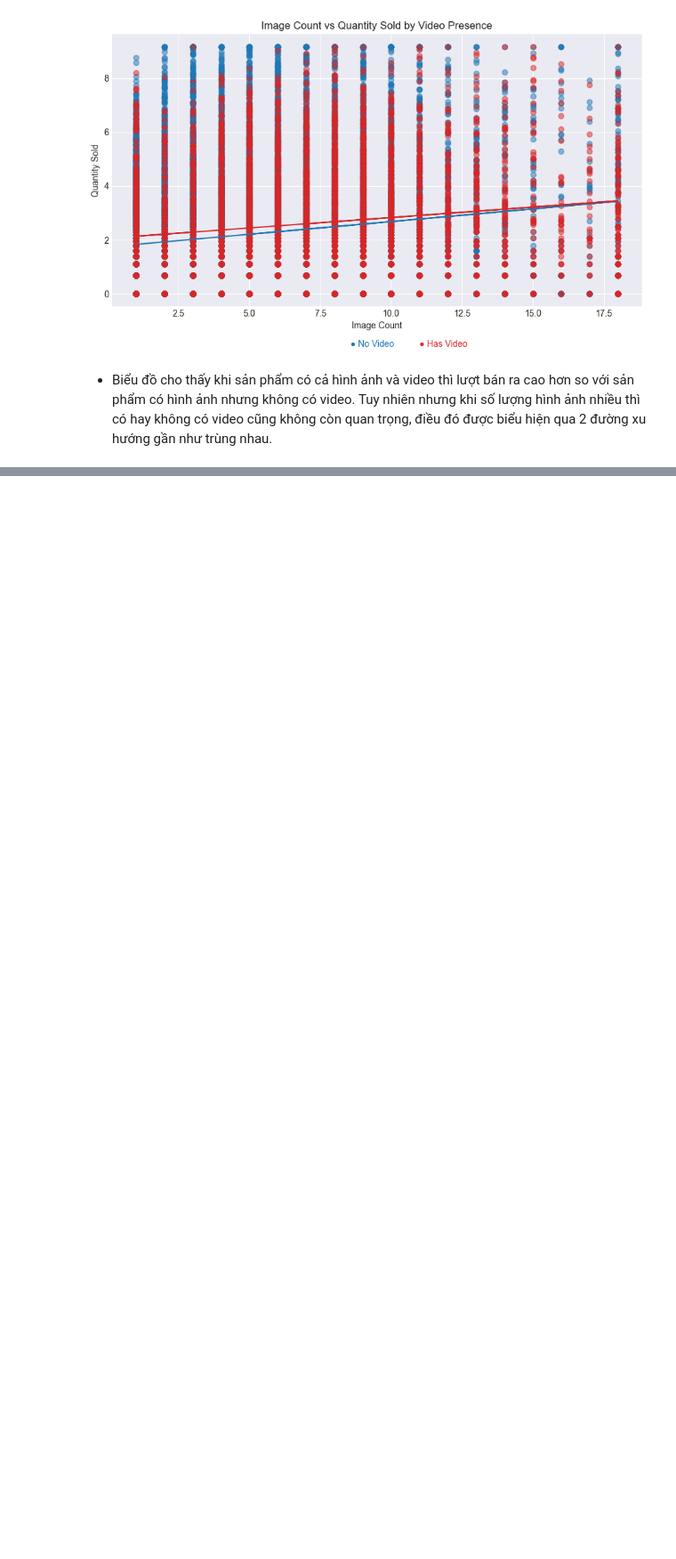
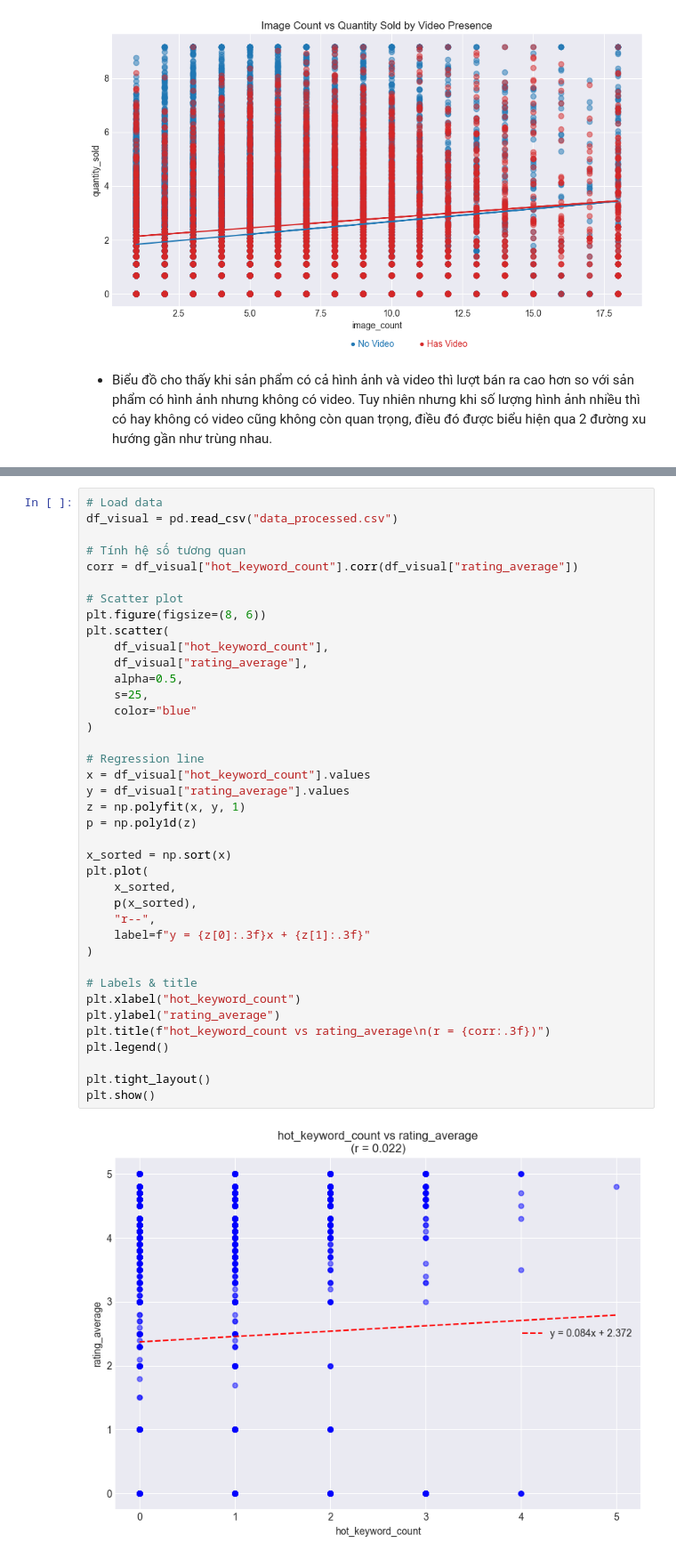
Before and after one commit to manhha2502/IntroductionToDataScience_Group09, a Jupyter notebook: question.ipynb, the cells around one changed output, grey strips where cells are left out. Shown at 89% size. Cells and saved outputs as stored; diff of their text form; blank space fills up the shorter version.

```diff
--- a/question.ipynb
+++ b/question.ipynb
@@ -358,0 +596,41 @@ plt.show()
+# %%
+# Load data
+df_visual = pd.read_csv("data_processed.csv")
+
+# Tính hệ số tương quan
+corr = df_visual["hot_keyword_count"].corr(df_visual["rating_average"])
+
+# Scatter plot
+plt.figure(figsize=(8, 6))
+plt.scatter(
+    df_visual["hot_keyword_count"],
+    df_visual["rating_average"],
+    alpha=0.5,
+    s=25,
+    color="blue"
+)
+
+# Regression line
+x = df_visual["hot_keyword_count"].values
+y = df_visual["rating_average"].values
+z = np.polyfit(x, y, 1)
+p = np.poly1d(z)
+
+x_sorted = np.sort(x)
+plt.plot(
+    x_sorted,
+    p(x_sorted),
+    "r--",
+    label=f"y = {z[0]:.3f}x + {z[1]:.3f}"
+)
+
+# Labels & title
+plt.xlabel("hot_keyword_count")
+plt.ylabel("rating_average")
+plt.title(f"hot_keyword_count vs rating_average\n(r = {corr:.3f})")
+plt.legend()
+
+plt.tight_layout()
+plt.show()
+# %% [output]
+[figure, added]
```
Also changed, not shown: parts of 16 cells of this notebook, 1 other file.
